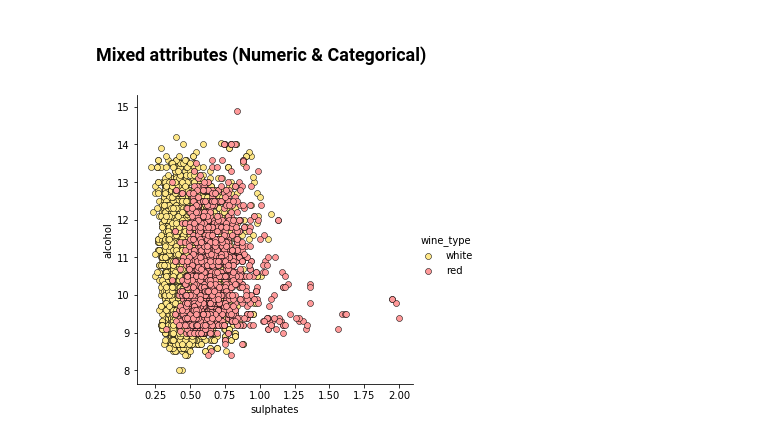
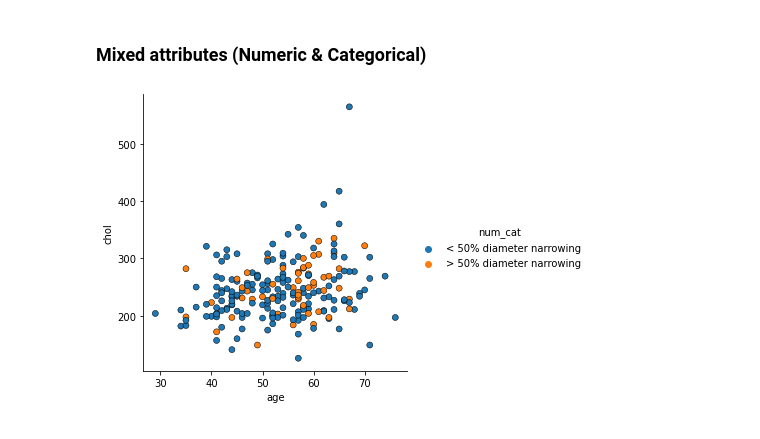
Before and after one commit to se21m024/DataScience, a Jupyter notebook: Exercise 1/se21m024_Stummer_ex1_Data_Visualization_Small.ipynb, the cells around one changed output. Saved outputs shown, nothing was run; the diff lists cells and outputs as text; code cells hidden in the pictures.

```diff
--- a/Exercise 1/se21m024_Stummer_ex1_Data_Visualization_Small.ipynb
+++ b/Exercise 1/se21m024_Stummer_ex1_Data_Visualization_Small.ipynb
@@ -576,8 +481,8 @@ fc = sns.catplot(x="quality", hue="wine_type", col="quality_label",
 # %% [markdown]
 ### Mixed attributes (Numeric & Categorical)
 # %%
-jp = sns.pairplot(wines, x_vars=["sulphates"], y_vars=["alcohol"], height=4.5,
-                  hue="wine_type", palette={"red": "#FF9999", "white": "#FFE888"},
+jp = sns.pairplot(data, x_vars=["age"], y_vars=["chol"], height=4.5,
+                  hue="num_cat",
                   plot_kws=dict(edgecolor="k", linewidth=0.5))
 # %% [output]
-[figure, old version]
+[figure, new version]
```
Also changed, not shown: parts of 43 cells of this notebook, 1 other file.
